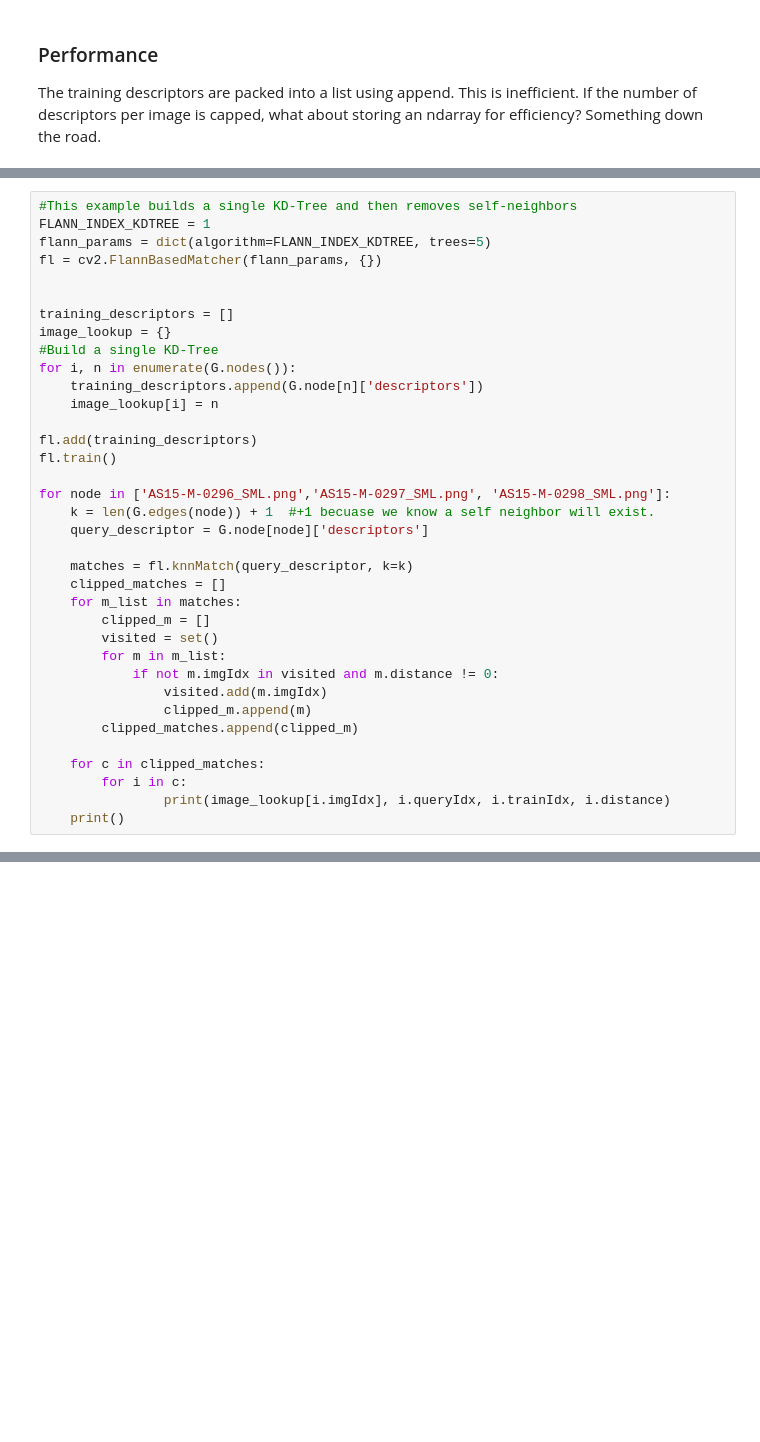
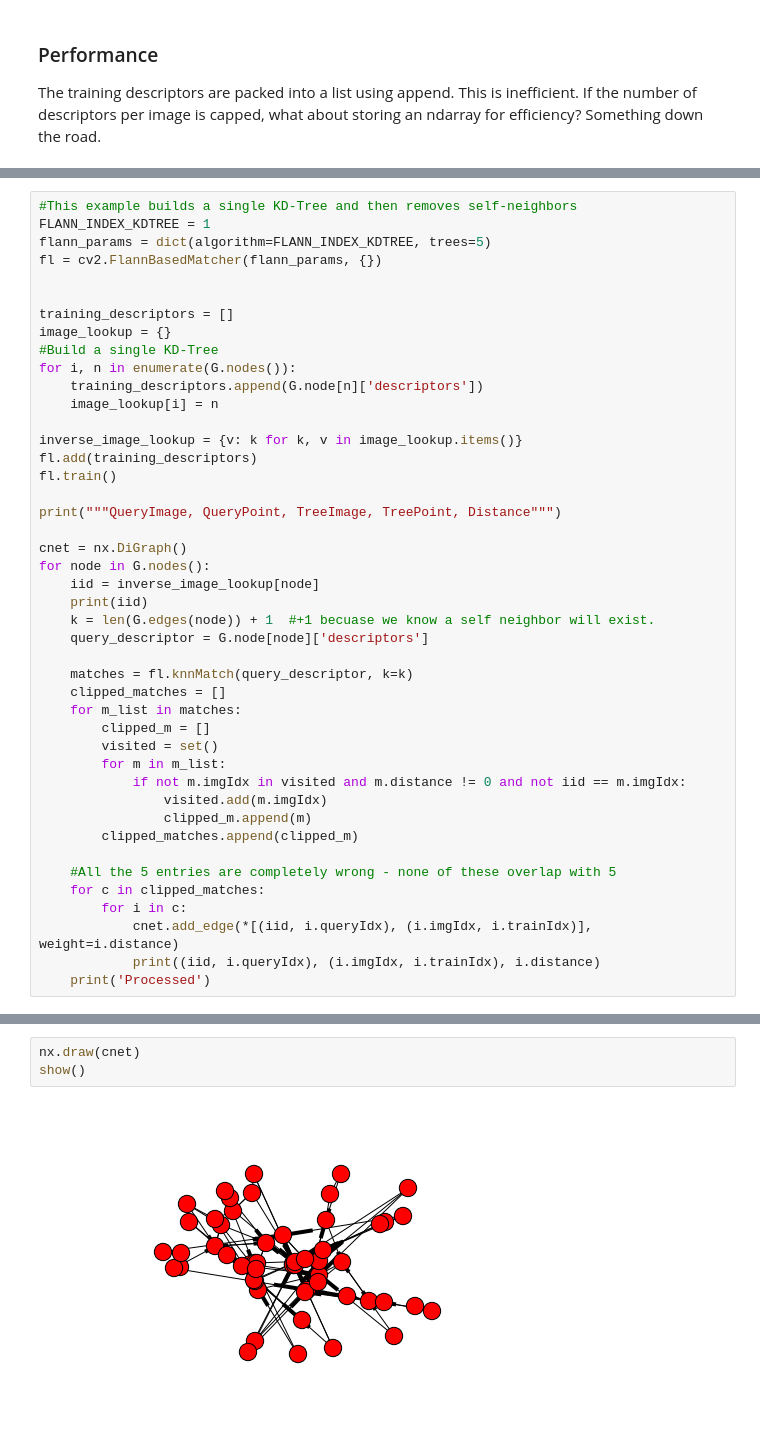
Before and after one commit to tisaconundrum2/autocnet, a Jupyter notebook: autocnet/matcher/notebooks/Matcher Experiments.ipynb, the cells around one changed output, grey strips where cells are left out. Cells and saved outputs as stored; diff of their text form; blank space fills up the shorter version.

```diff
--- a/autocnet/matcher/notebooks/Matcher Experiments.ipynb
+++ b/autocnet/matcher/notebooks/Matcher Experiments.ipynb
@@ -170,10 +171,16 @@ for i, n in enumerate(G.nodes()):
     training_descriptors.append(G.node[n]['descriptors'])
     image_lookup[i] = n
 
+inverse_image_lookup = {v: k for k, v in image_lookup.items()}
 fl.add(training_descriptors)
 fl.train()
 
-for node in ['AS15-M-0296_SML.png','AS15-M-0297_SML.png', 'AS15-M-0298_SML.png']:
+print("""QueryImage, QueryPoint, TreeImage, TreePoint, Distance""")
+
+cnet = nx.DiGraph()
+for node in G.nodes():
+    iid = inverse_image_lookup[node]
+    print(iid)
     k = len(G.edges(node)) + 1  #+1 becuase we know a self neighbor will exist.
     query_descriptor = G.node[node]['descriptors']
 
@@ -183,13 +190,15 @@ for node in ['AS15-M-0296_SML.png','AS15-M-0297_SML.png', 'AS15-M-0298_SML.png']
         clipped_m = []
         visited = set()
         for m in m_list:
-            if not m.imgIdx in visited and m.distance != 0:
+            if not m.imgIdx in visited and m.distance != 0 and not iid == m.imgIdx:
                 visited.add(m.imgIdx)
                 clipped_m.append(m)
         clipped_matches.append(clipped_m)
 
+    #All the 5 entries are completely wrong - none of these overlap with 5
     for c in clipped_matches:
         for i in c:
-                print(image_lookup[i.imgIdx], i.queryIdx, i.trainIdx, i.distance)
-    print()
+            cnet.add_edge(*[(iid, i.queryIdx), (i.imgIdx, i.trainIdx)], weight=i.distance)
+            print((iid, i.queryIdx), (i.imgIdx, i.trainIdx), i.distance)
+    print('Processed')
 # %% [output]
@@ -212,0 +245,5 @@ AS15-M-0299_SML.png 9 3 152.22023010253906
+# %%
+nx.draw(cnet)
+show()
+# %% [output]
+[figure, added]
```
Also changed, not shown: parts of 5 cells of this notebook, 2 other files.
